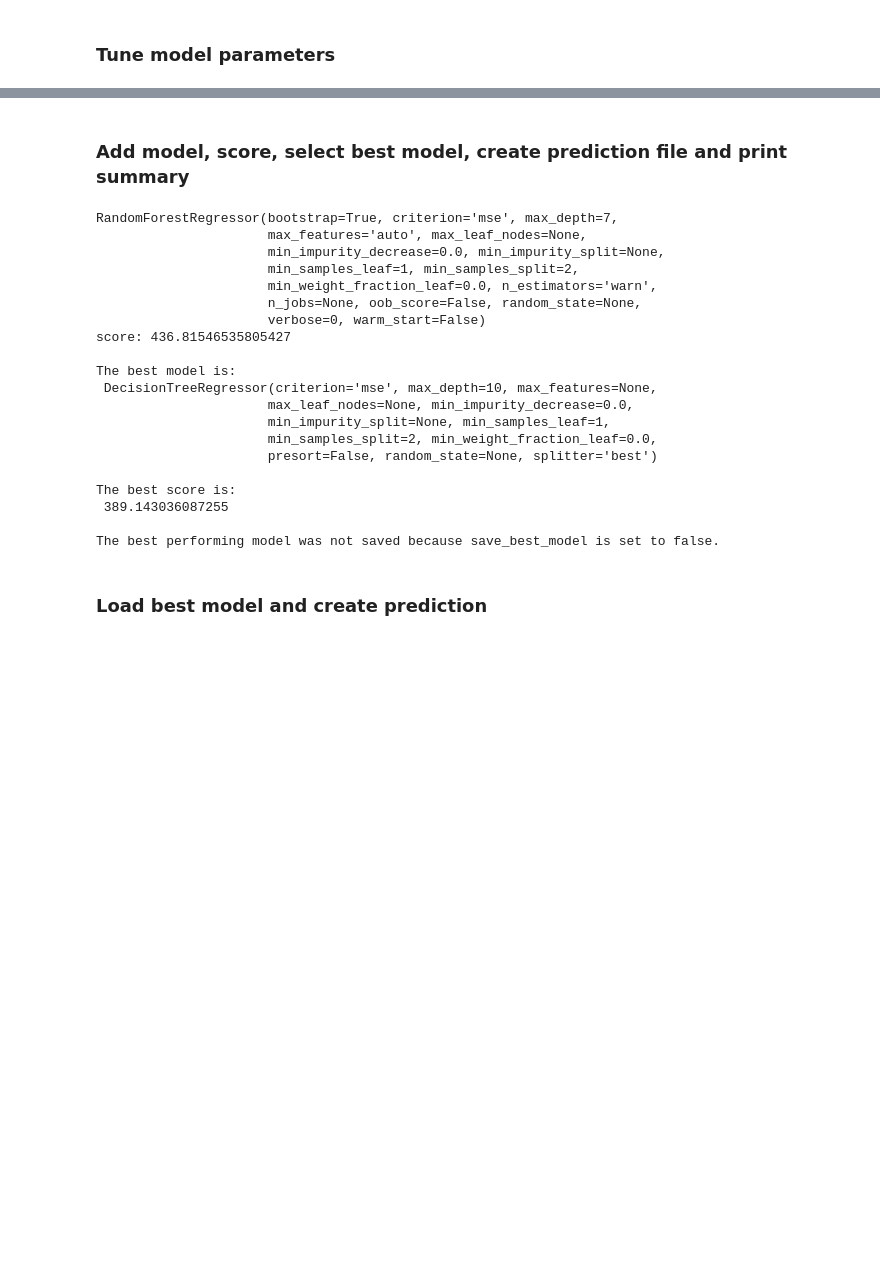
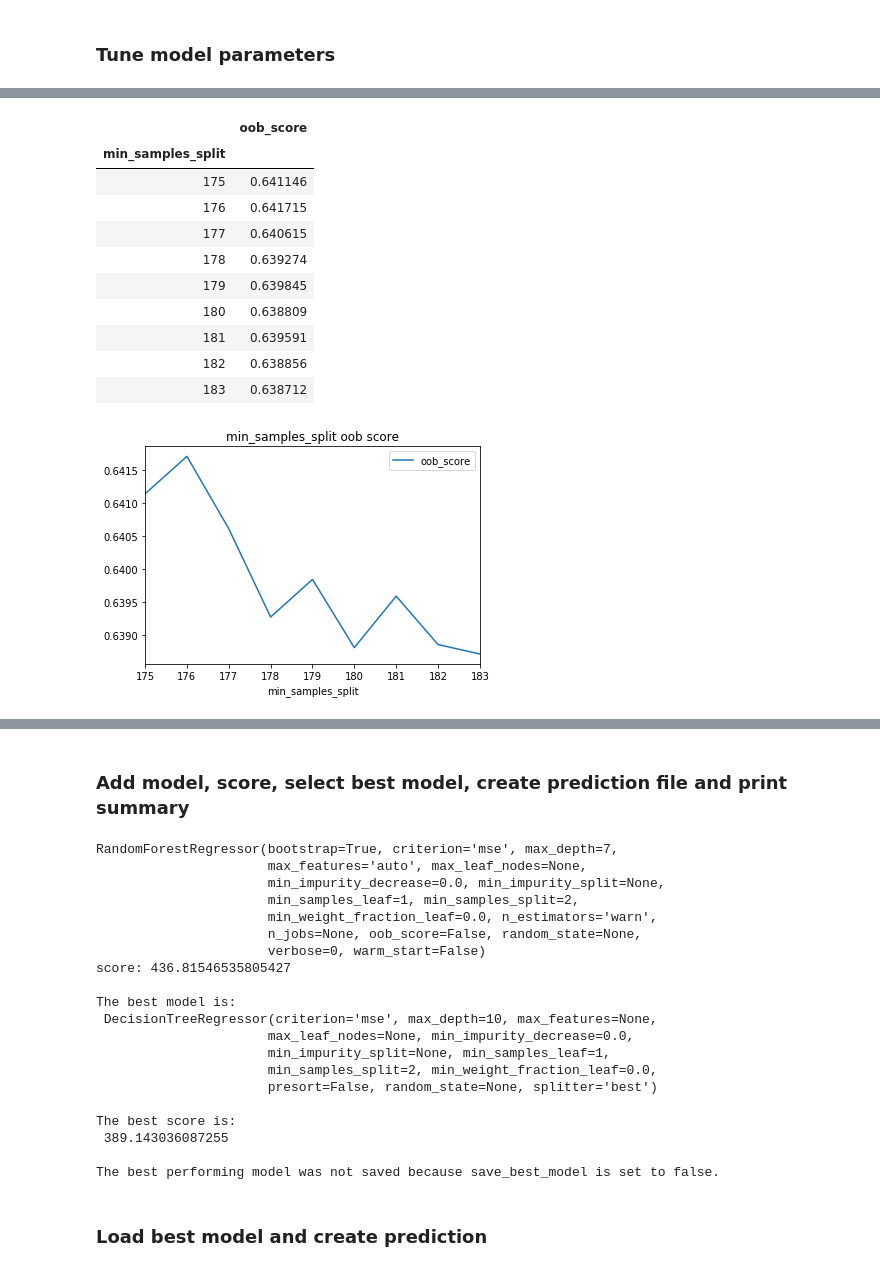
Before and after one commit to kirahman2/salarypredictionportfolio, a Jupyter notebook: Salary Prediction Notebook.ipynb, the cells around one changed output, grey strips where cells are left out. Drawn from its saved outputs; the diff is of its cells as text; code cells hidden in the pictures; blank space fills up the shorter version.

```diff
--- a/Salary Prediction Notebook.ipynb
+++ b/Salary Prediction Notebook.ipynb
@@ -470,0 +741,17 @@ tuning_rfr.nestimators(range(57,85,3))
+# %%
+# best min_samples_split (>1) = 176 score=0.641715
+# list_values = [50,100,150,200,25,300,350]
+list_values = range(175,184)
+hyperp = 'min_samples_split'
+results = []
+for val in list_values:
+    rfr = RandomForestRegressor(min_samples_split=val, verbose=True, n_jobs=-1, oob_score=True)
+    rfr.fit(X_train, y_train)
+    results.append(
+                   {hyperp: val,
+                    'oob_score': rfr.oob_score_,
+                  })
+results = pd.DataFrame(results).set_index(hyperp).sort_index()
+results.plot(title=hyperp + ' oob score')
+results
+# %% [output]
@@ -470,0 +776,12 @@ tuning_rfr.nestimators(range(57,85,3))
+|  | oob_score |
+| min_samples_split |  |
+| 175 | 0.641146 |
+| 176 | 0.641715 |
+| 177 | 0.640615 |
+| 178 | 0.639274 |
+| 179 | 0.639845 |
+| 180 | 0.638809 |
+| 181 | 0.639591 |
+| 182 | 0.638856 |
+| 183 | 0.638712 |
+[figure, added]
```
Also changed, not shown: parts of 46 cells of this notebook.
